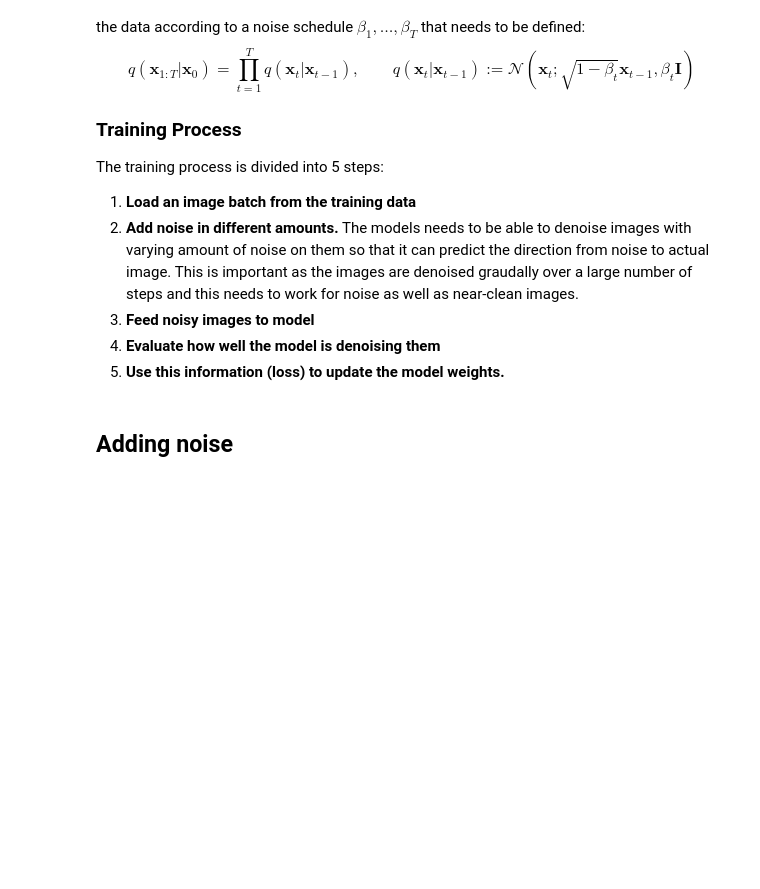
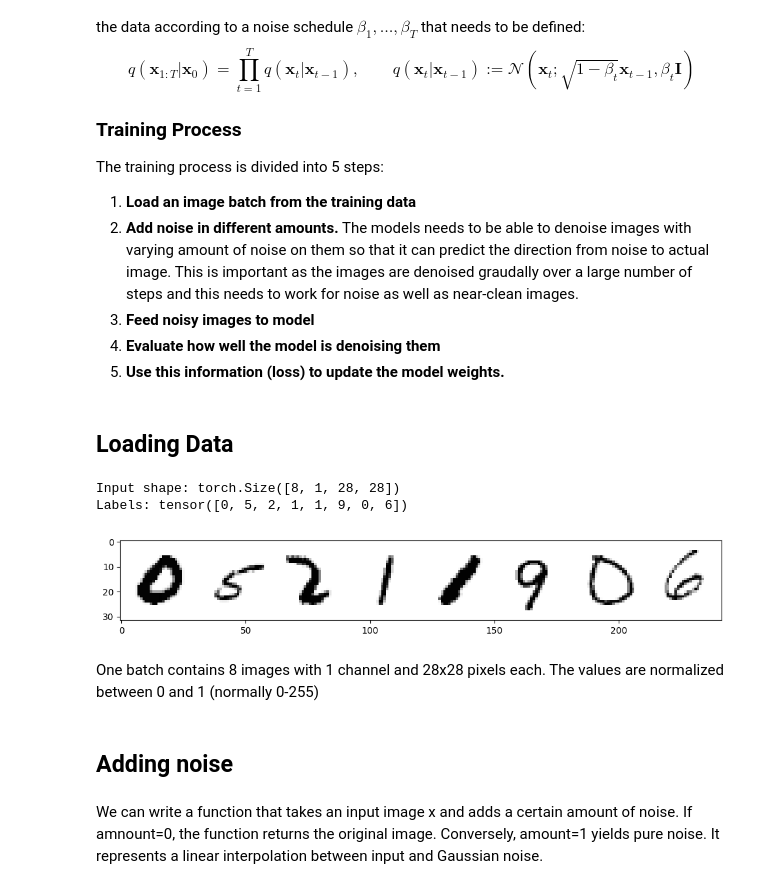
Before and after one commit to AntonSchreiber/diffusion, a Jupyter notebook: DDPM.ipynb, the cells around one changed output. Saved outputs shown, nothing was run; the diff lists cells and outputs as text; code cells hidden in the pictures; blank space fills up the shorter version.

Commit message:
add dataset and corruption example, add requirements.txt, add gitignore

```diff
--- a/DDPM.ipynb
+++ b/DDPM.ipynb
@@ -48,5 +62,29 @@ The training process is divided into 5 steps:
 3. **Feed noisy images to model**
 4. **Evaluate how well the model is denoising them**
 5. **Use this information (loss) to update the model weights.**
+# %% [markdown]
+## **Loading Data**
+# %%
+dataset = torchvision.datasets.MNIST(
+    root="data/mnist/", train=True, download=True, transform=torchvision.transforms.ToTensor()
+)
+# %%
+train_dataloader = DataLoader(dataset=dataset, batch_size=8, shuffle=True)
+# %%
+# retrieve first batch with images x and labels y from dataloader
+x, y = next(iter(train_dataloader))
+print("Input shape:", x.shape)
+print("Labels:", y)
+fig, ax = plt.subplots(1, 1, figsize=(12, 3))
+ax.imshow(torchvision.utils.make_grid(x)[0], cmap="Greys")
+plt.show()
+# %% [output]
+Input shape: torch.Size([8, 1, 28, 28])
+Labels: tensor([0, 5, 2, 1, 1, 9, 0, 6])
+[figure, added]
+# %% [markdown]
+One batch contains 8 images with 1 channel and 28x28 pixels each. The values are normalized between 0 and 1 (normally 0-255)
 # %% [markdown]
 ## **Adding noise**
+# %% [markdown]
+We can write a function that takes an input image x and adds a certain amount of noise. If amnount=0, the function returns the original image. Conversely, amount=1 yields pure noise. It represents a linear interpolation between input and Gaussian noise.
```
Also changed, not shown: parts of 4 cells of this notebook, 2 other files.
